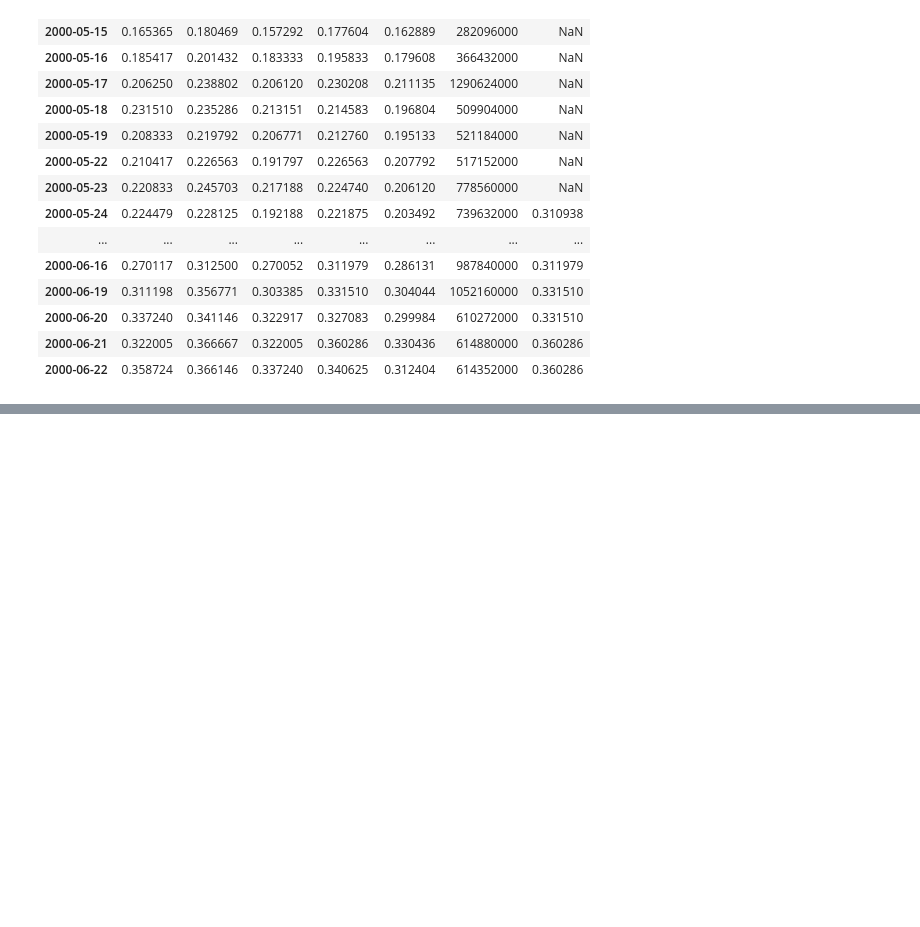
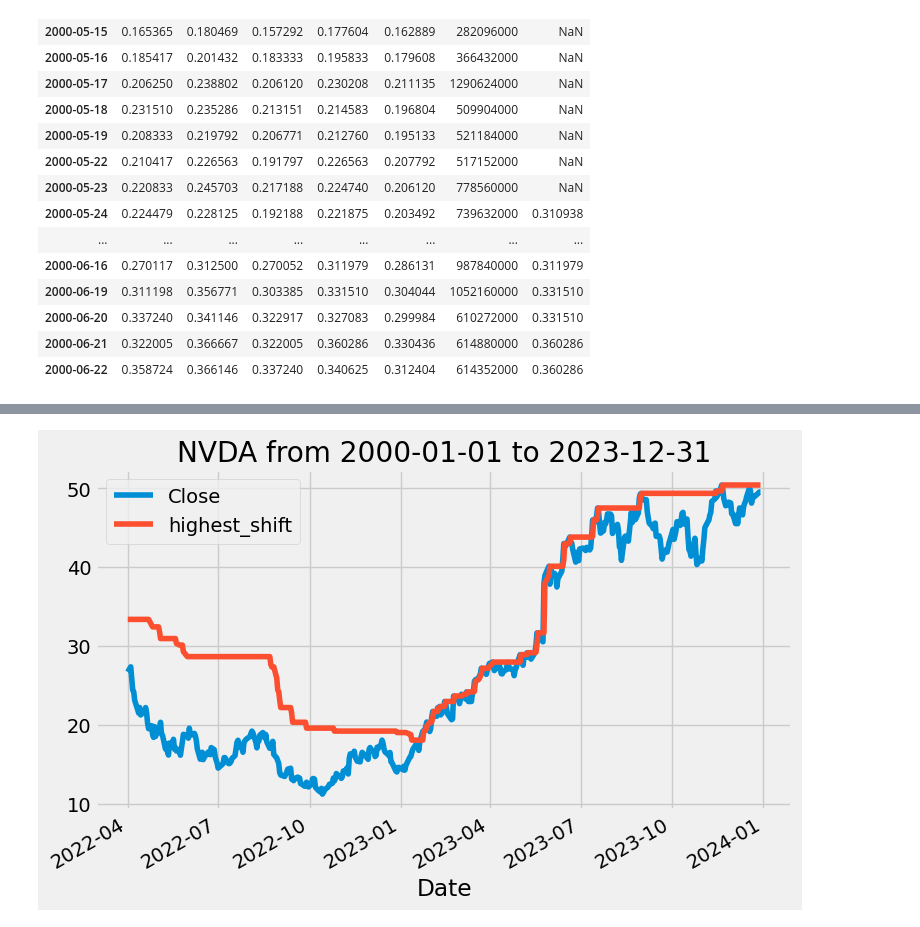
Before and after one commit to pNatTueku/codingProjectwithPython, a Jupyter notebook: project_06_stock_price.ipynb, the cells around one changed output, grey strips where cells are left out. Saved outputs shown, nothing was run; the diff lists cells and outputs as text; code cells hidden in the pictures; blank space fills up the shorter version.

```diff
--- a/project_06_stock_price.ipynb
+++ b/project_06_stock_price.ipynb
@@ -168,3 +168,8 @@ df.iloc[90:120]
 | 2000-06-20 | 0.337240 | 0.341146 | 0.322917 | 0.327083 | 0.299984 | 610272000 | 0.331510 |
 | 2000-06-21 | 0.322005 | 0.366667 | 0.322005 | 0.360286 | 0.330436 | 614880000 | 0.360286 |
 | 2000-06-22 | 0.358724 | 0.366146 | 0.337240 | 0.340625 | 0.312404 | 614352000 | 0.360286 |
+# %%
+# shift row data
+
+df['highest_shift'] = df['highest'].shift(1)
+df.iloc[90:110]
@@ -170,0 +195,10 @@ df.iloc[90:120]
+# %%
+# select 2 collumns to plot
+
+mlp.rcParams['figure.figsize'] = (8, 5)
+df[['Close', 'highest_shift']].loc["2022-04": "2023"].plot()
+plt.title(f'{ticker} from {start} to {end}')
+plt.legend()
+plt.show()
+# %% [output]
+[figure, added]
```
Also changed, not shown: parts of 7 cells of this notebook.
